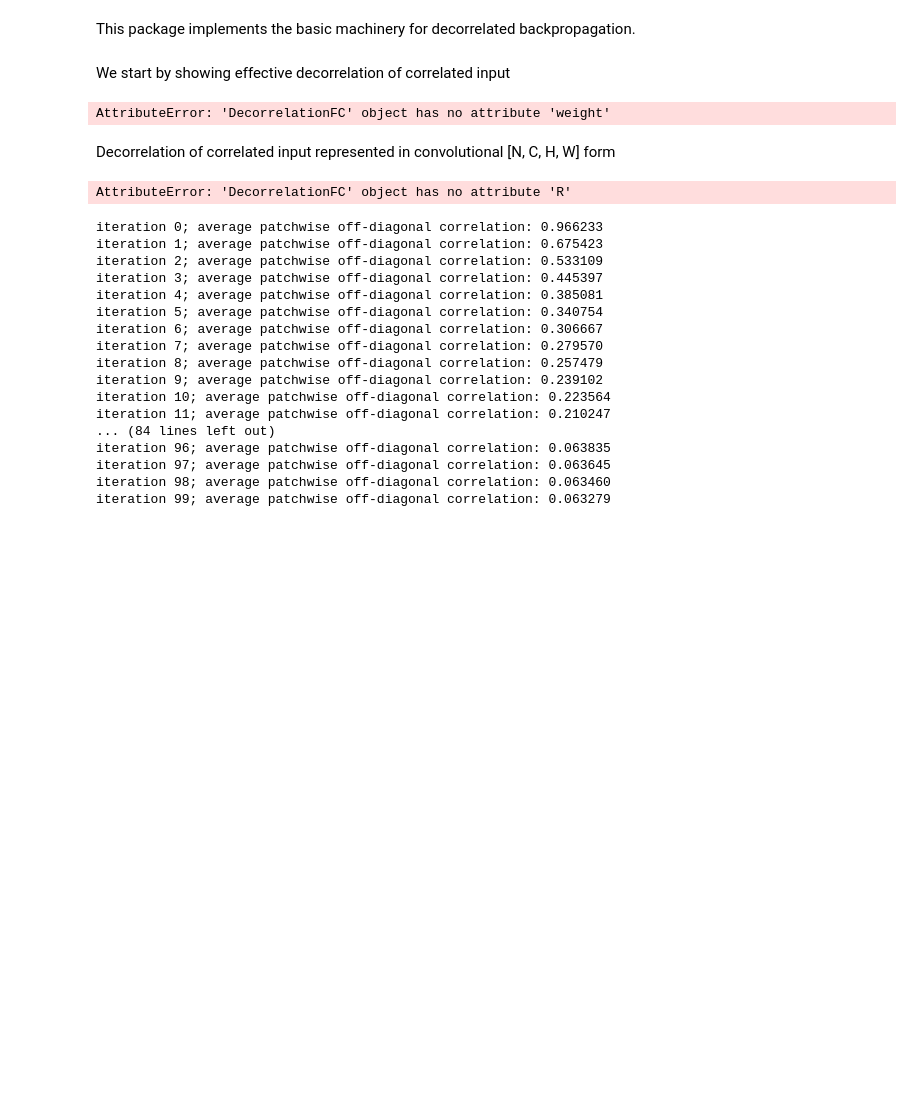
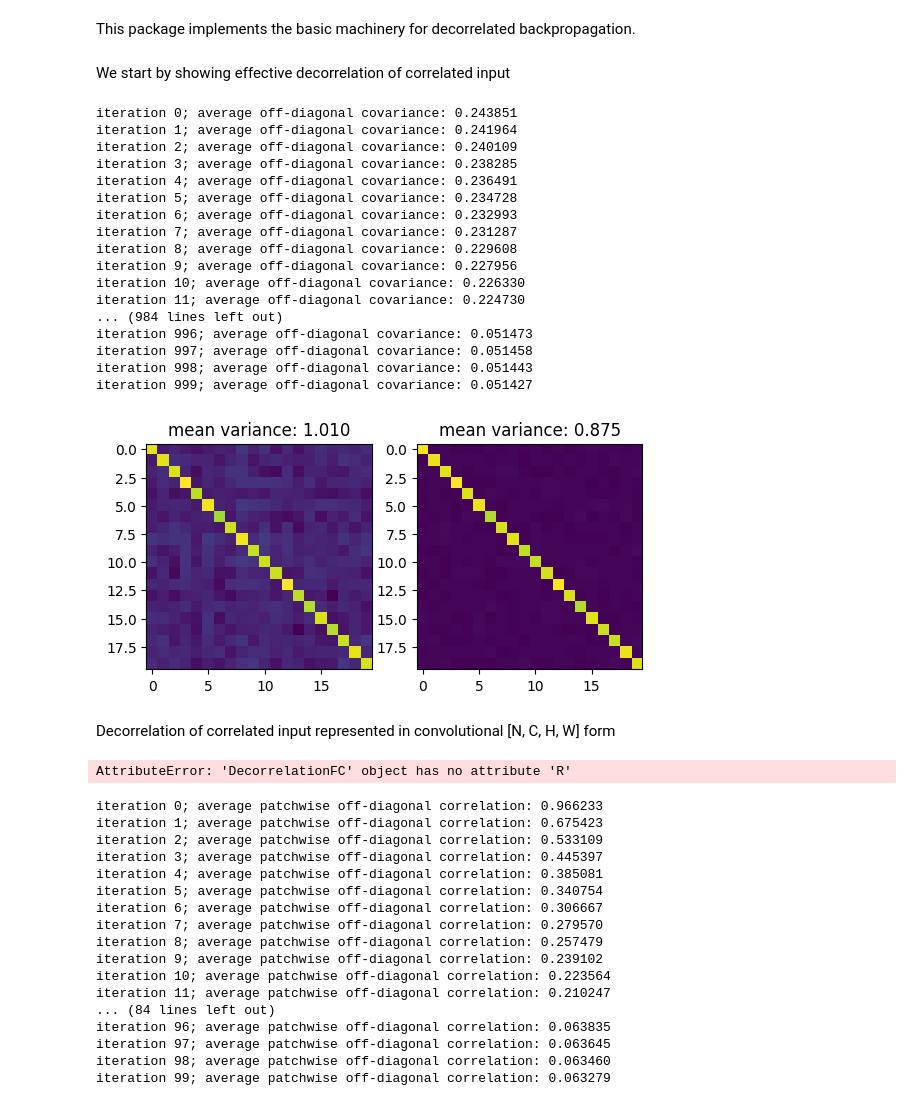
Before and after one commit to artcogsys/decorbp, a Jupyter notebook: examples/example.ipynb, the cells around one changed output. Drawn from its saved outputs; the diff is of its cells as text; code cells hidden in the pictures; blank space fills up the shorter version.

```diff
--- a/examples/example.ipynb
+++ b/examples/example.ipynb
@@ -11,7 +11,7 @@ num_samples=1000
 num_features=20
 
 # generate correlated data
-d = torch.distributions.MultivariateNormal(torch.zeros(num_features), 0.1 * torch.eye(num_features) + 0.9 * torch.ones((num_features, num_features)))
+d = torch.distributions.MultivariateNormal(torch.zeros(num_features), 0.8 * torch.eye(num_features) + 0.2 * torch.ones((num_features, num_features)))
 data = d.sample((num_samples,))
 # %%
 # load from dataset
@@ -31,29 +31,46 @@ We start by showing effective decorrelation of correlated input
 # %%
 
 # create a fully connected decorrelator
-model = DecorrelationFC(num_features)
+model = DecorrelationFC(num_features, whiten=False)
 
 # correlation matrix before training
 A1 = model.covariance(model.forward(data))
 
 # train decorrelator
-for i in range(200):
+for i in range(1000):
     y = model.forward(data)
     model.update()
     model.R -= 1e-3 * model.R.grad
     print(f'iteration {i}; average off-diagonal covariance: {covariance([model])[0].numpy():3f}')
 
 # correlation matrix after training
 A2 = model.covariance(model.forward(data))
 
 plt.subplot(1,2,1)
 plt.imshow(A1)
 plt.title(f'mean variance: {torch.mean(torch.diag(A1)):.3f}')
 plt.subplot(1,2,2)
 plt.imshow(A2)
 plt.title(f'mean variance: {torch.mean(torch.diag(A2)):.3f}');
 # %% [output]
-AttributeError: 'DecorrelationFC' object has no attribute 'weight'
+iteration 0; average off-diagonal covariance: 0.243851
+iteration 1; average off-diagonal covariance: 0.241964
+iteration 2; average off-diagonal covariance: 0.240109
+iteration 3; average off-diagonal covariance: 0.238285
+iteration 4; average off-diagonal covariance: 0.236491
+iteration 5; average off-diagonal covariance: 0.234728
+iteration 6; average off-diagonal covariance: 0.232993
+iteration 7; average off-diagonal covariance: 0.231287
+iteration 8; average off-diagonal covariance: 0.229608
+iteration 9; average off-diagonal covariance: 0.227956
+iteration 10; average off-diagonal covariance: 0.226330
+iteration 11; average off-diagonal covariance: 0.224730
+... (984 lines left out)
+iteration 996; average off-diagonal covariance: 0.051473
+iteration 997; average off-diagonal covariance: 0.051458
+iteration 998; average off-diagonal covariance: 0.051443
+iteration 999; average off-diagonal covariance: 0.051427
+[figure, added]
 # %% [markdown]
 Decorrelation of correlated input represented in convolutional [N, C, H, W] form
 # %%
```
Also changed, not shown: 1 other file.
